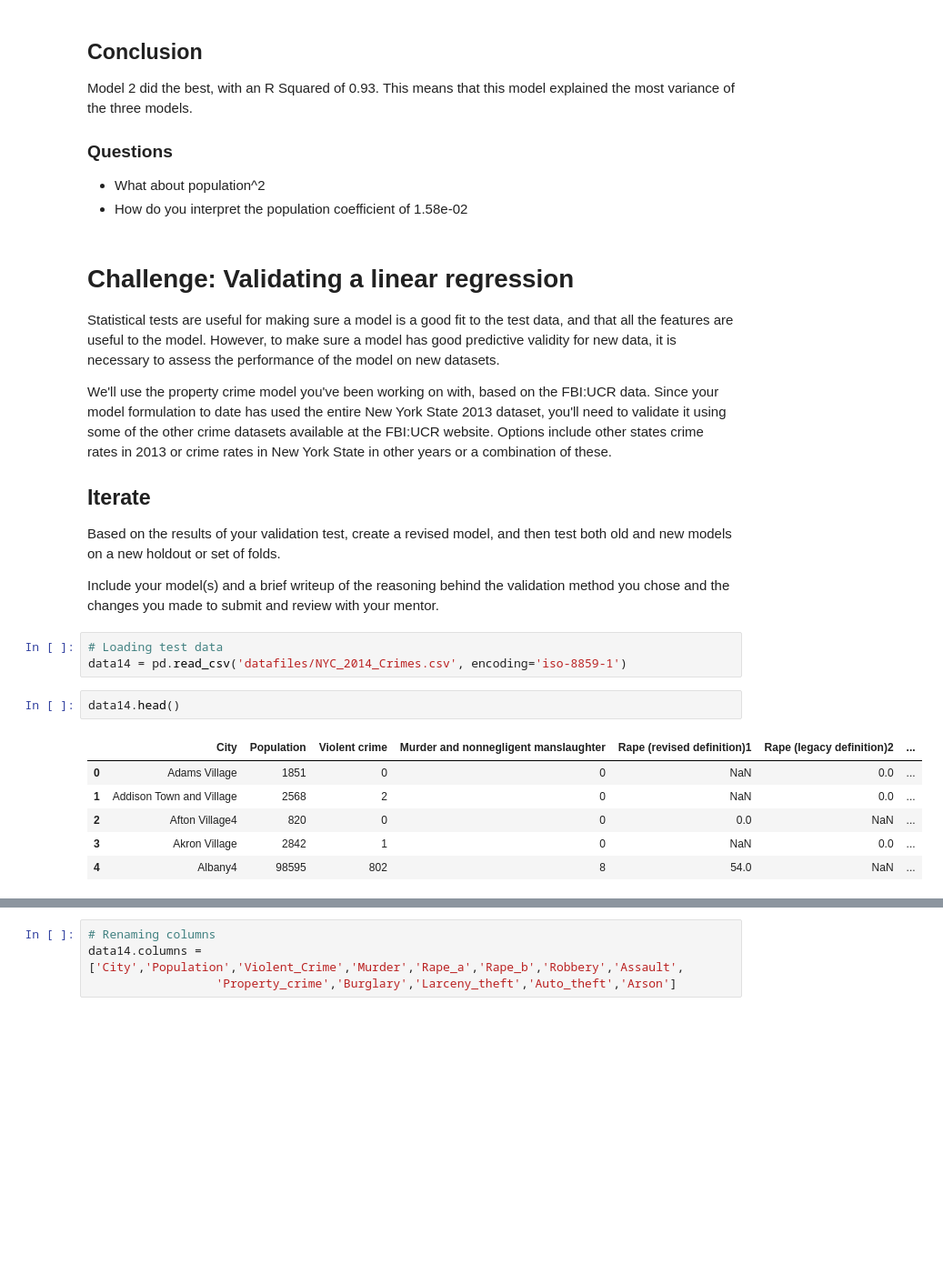
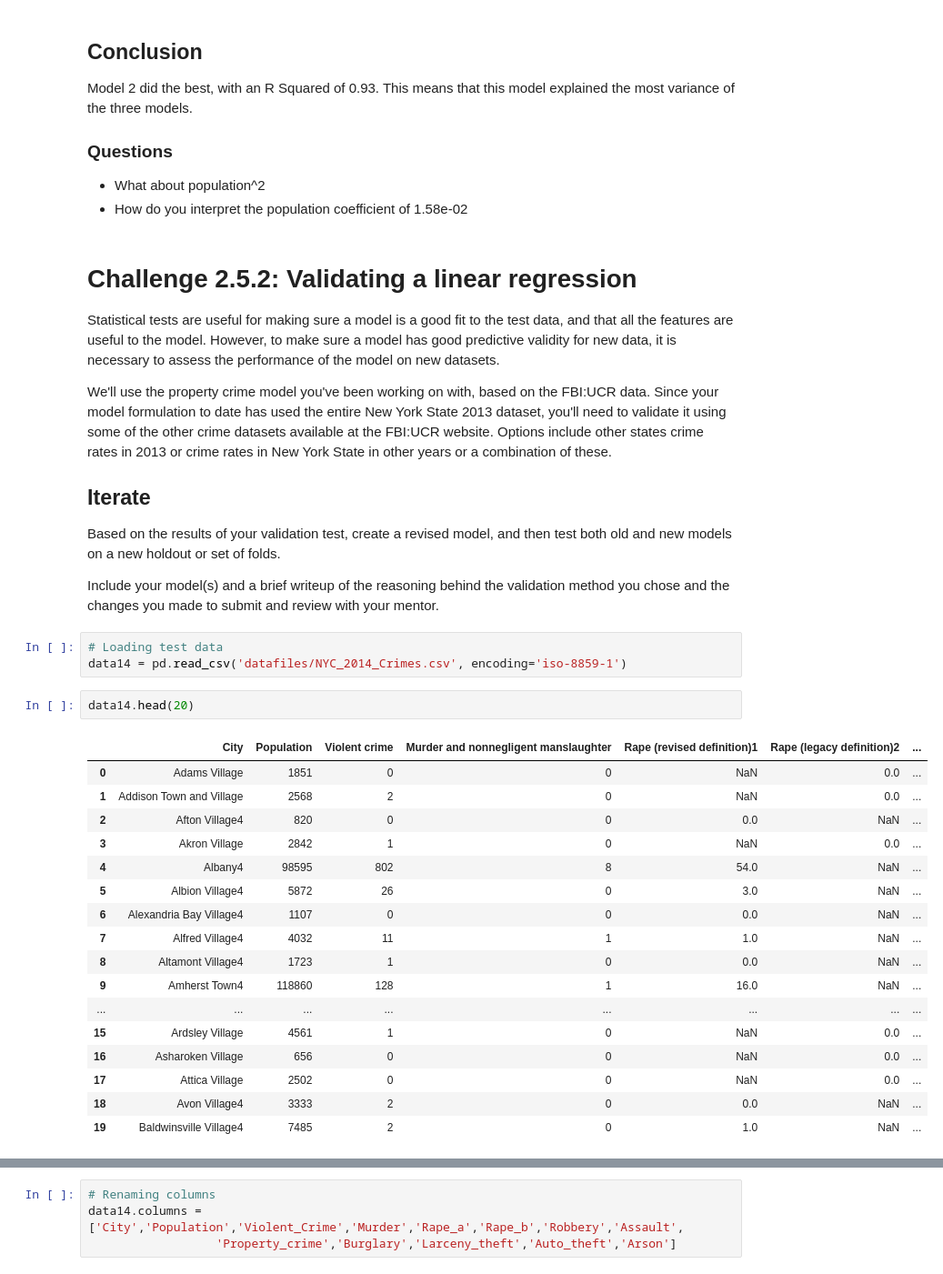
Before and after one commit to jlinGG/Thinkful-DS-Bootcamp, a Jupyter notebook: New-York-Crime.ipynb, the cells around one changed output, grey strips where cells are left out. Shown at 91% size. Cells and saved outputs as stored; diff of their text form; blank space fills up the shorter version.

```diff
--- a/New-York-Crime.ipynb
+++ b/New-York-Crime.ipynb
@@ -294,7 +296,7 @@ Model 2 did the best, with an R Squared of 0.93.  This means that this model exp
 - What about population^2
 - How do you interpret the population coefficient of 1.58e-02
 # %% [markdown]
-# Challenge: Validating a linear regression
+# Challenge 2.5.2: Validating a linear regression
 
 Statistical tests are useful for making sure a model is a good fit to the test data, and that all the features are useful to the model. However, to make sure a model has good predictive validity for new data, it is necessary to assess the performance of the model on new datasets.
 
@@ -308,11 +310,22 @@ Include your model(s) and a brief writeup of the reasoning behind the validation
 # Loading test data
 data14 = pd.read_csv('datafiles/NYC_2014_Crimes.csv', encoding='iso-8859-1')
 # %%
-data14.head()
+data14.head(20)
 # %% [output]
 |  | City | Population | Violent crime | Murder and nonnegligent manslaughter | Rape (revised definition)1 | Rape (legacy definition)2 | ... |
 | 0 | Adams Village | 1851 | 0 | 0 | NaN | 0.0 | ... |
 | 1 | Addison Town and Village | 2568 | 2 | 0 | NaN | 0.0 | ... |
 | 2 | Afton Village4 | 820 | 0 | 0 | 0.0 | NaN | ... |
 | 3 | Akron Village | 2842 | 1 | 0 | NaN | 0.0 | ... |
 | 4 | Albany4 | 98595 | 802 | 8 | 54.0 | NaN | ... |
+| 5 | Albion Village4 | 5872 | 26 | 0 | 3.0 | NaN | ... |
+| 6 | Alexandria Bay Village4 | 1107 | 0 | 0 | 0.0 | NaN | ... |
+| 7 | Alfred Village4 | 4032 | 11 | 1 | 1.0 | NaN | ... |
+| 8 | Altamont Village4 | 1723 | 1 | 0 | 0.0 | NaN | ... |
+| 9 | Amherst Town4 | 118860 | 128 | 1 | 16.0 | NaN | ... |
+| ... | ... | ... | ... | ... | ... | ... | ... |
+| 15 | Ardsley Village | 4561 | 1 | 0 | NaN | 0.0 | ... |
+| 16 | Asharoken Village | 656 | 0 | 0 | NaN | 0.0 | ... |
+| 17 | Attica Village | 2502 | 0 | 0 | NaN | 0.0 | ... |
+| 18 | Avon Village4 | 3333 | 2 | 0 | 0.0 | NaN | ... |
+| 19 | Baldwinsville Village4 | 7485 | 2 | 0 | 1.0 | NaN | ... |
```
Also changed, not shown: parts of 16 cells of this notebook, 4 other files.
